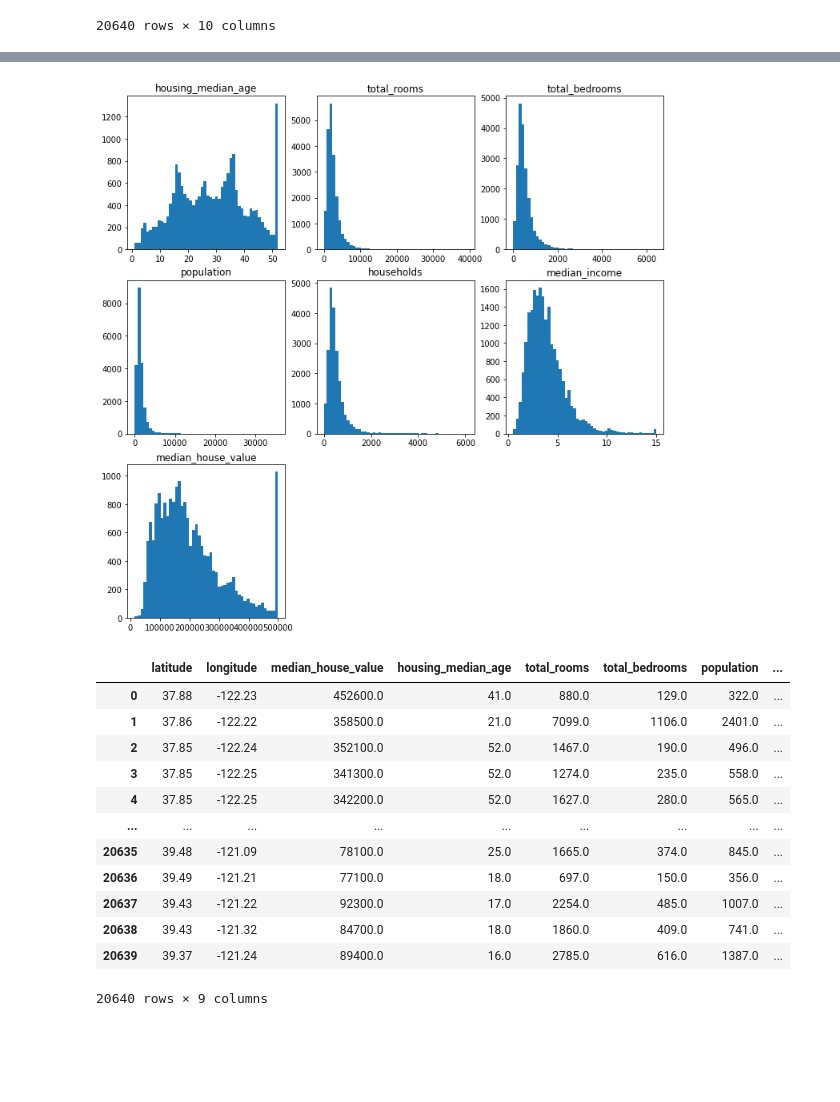
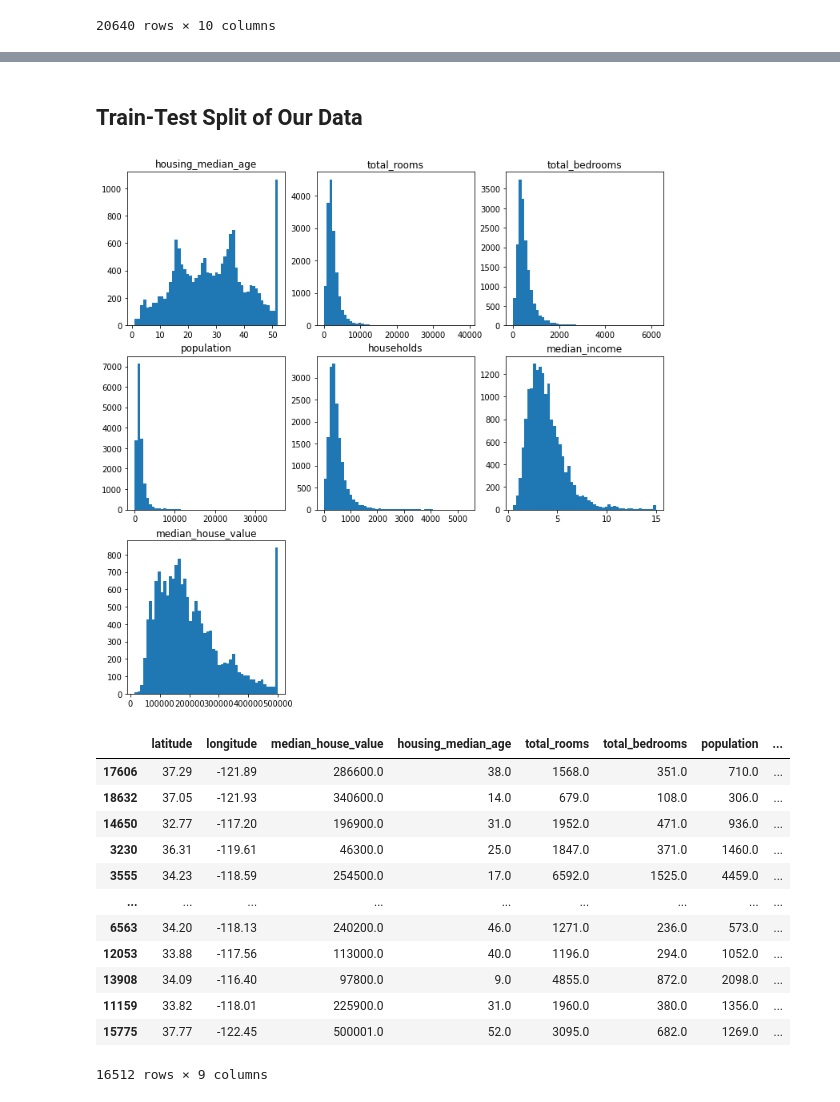
Before and after one commit to kshashank03/data-science-projects, a Jupyter notebook: Regression_Models/California_housing_regression.ipynb, the cells around one changed output, grey strips where cells are left out. Drawn from its saved outputs; the diff is of its cells as text; code cells hidden in the pictures; blank space fills up the shorter version.

```diff
--- a/Regression_Models/California_housing_regression.ipynb
+++ b/Regression_Models/California_housing_regression.ipynb
@@ -47,6 +36,25 @@ housing_data.describe()
+# %% [markdown]
+## Train-Test Split of Our Data
+# %%
+housing_data = dataset.copy()
+
+housing_data["income_cat"] = pd.cut(housing_data["median_income"],
+                               bins=[0., 1.5, 3.0, 4.5, 6., np.inf],
+                               labels=[1, 2, 3, 4, 5])
+
+from sklearn.model_selection import StratifiedShuffleSplit
+
+split = StratifiedShuffleSplit(n_splits=1, test_size=0.2, random_state=42)
+
+for train_index, test_index in split.split(housing_data, housing_data["income_cat"]):
+  strat_train_set = housing_data.loc[train_index]
+  strat_test_set = housing_data.loc[test_index]
+
+strat_test_set.drop("income_cat", axis=1, inplace=True)
+strat_train_set.drop("income_cat", axis=1, inplace=True)
 # %%
-hist_data = housing_data.copy()
-hist_data = housing_data.loc[:, ["housing_median_age", "total_rooms", "total_bedrooms", "population", "households", "median_income", "median_house_value"]]
+hist_data = strat_train_set.copy()
+hist_data = hist_data.loc[:, ["housing_median_age", "total_rooms", "total_bedrooms", "population", "households", "median_income", "median_house_value"]]
 
 plt.figure(figsize=(12, 12))
 
@@ -55,29 +63,29 @@ for i in range(1, 8):
   plt.hist(hist_data.iloc[:, i-1], bins=50)
   plt.title(hist_data.columns[i - 1])
 # %% [output]
-[figure, old version]
+[figure, new version]
 # %%
-map_data = housing_data.copy()
+map_data = strat_train_set.copy()
 lat = map_data['latitude'].values
 lon = map_data['longitude'].values
 housing_price = np.log10(map_data['median_house_value']) * 5
 
 map_data = map_data.loc[:, ["latitude", "longitude", "median_house_value", "housing_median_age", "total_rooms", "total_bedrooms", "population", "households", "median_income"]]
 map_data
 # %% [output]
 |  | latitude | longitude | median_house_value | housing_median_age | total_rooms | total_bedrooms | population | ... |
-| 0 | 37.88 | -122.23 | 452600.0 | 41.0 | 880.0 | 129.0 | 322.0 | ... |
-| 1 | 37.86 | -122.22 | 358500.0 | 21.0 | 7099.0 | 1106.0 | 2401.0 | ... |
-| 2 | 37.85 | -122.24 | 352100.0 | 52.0 | 1467.0 | 190.0 | 496.0 | ... |
-| 3 | 37.85 | -122.25 | 341300.0 | 52.0 | 1274.0 | 235.0 | 558.0 | ... |
-| 4 | 37.85 | -122.25 | 342200.0 | 52.0 | 1627.0 | 280.0 | 565.0 | ... |
+| 17606 | 37.29 | -121.89 | 286600.0 | 38.0 | 1568.0 | 351.0 | 710.0 | ... |
+| 18632 | 37.05 | -121.93 | 340600.0 | 14.0 | 679.0 | 108.0 | 306.0 | ... |
+| 14650 | 32.77 | -117.20 | 196900.0 | 31.0 | 1952.0 | 471.0 | 936.0 | ... |
+| 3230 | 36.31 | -119.61 | 46300.0 | 25.0 | 1847.0 | 371.0 | 1460.0 | ... |
+| 3555 | 34.23 | -118.59 | 254500.0 | 17.0 | 6592.0 | 1525.0 | 4459.0 | ... |
 | ... | ... | ... | ... | ... | ... | ... | ... | ... |
-| 20635 | 39.48 | -121.09 | 78100.0 | 25.0 | 1665.0 | 374.0 | 845.0 | ... |
-| 20636 | 39.49 | -121.21 | 77100.0 | 18.0 | 697.0 | 150.0 | 356.0 | ... |
-| 20637 | 39.43 | -121.22 | 92300.0 | 17.0 | 2254.0 | 485.0 | 1007.0 | ... |
-| 20638 | 39.43 | -121.32 | 84700.0 | 18.0 | 1860.0 | 409.0 | 741.0 | ... |
-| 20639 | 39.37 | -121.24 | 89400.0 | 16.0 | 2785.0 | 616.0 | 1387.0 | ... |
+| 6563 | 34.20 | -118.13 | 240200.0 | 46.0 | 1271.0 | 236.0 | 573.0 | ... |
+| 12053 | 33.88 | -117.56 | 113000.0 | 40.0 | 1196.0 | 294.0 | 1052.0 | ... |
+| 13908 | 34.09 | -116.40 | 97800.0 | 9.0 | 4855.0 | 872.0 | 2098.0 | ... |
+| 11159 | 33.82 | -118.01 | 225900.0 | 31.0 | 1960.0 | 380.0 | 1356.0 | ... |
+| 15775 | 37.77 | -122.45 | 500001.0 | 52.0 | 3095.0 | 682.0 | 1269.0 | ... |
-20640 rows × 9 columns
+16512 rows × 9 columns
 # %%
 fig = plt.figure(figsize=(18, 18))
 m = Basemap(projection='lcc', resolution='h',
```
Also changed, not shown: parts of 8 cells of this notebook.
